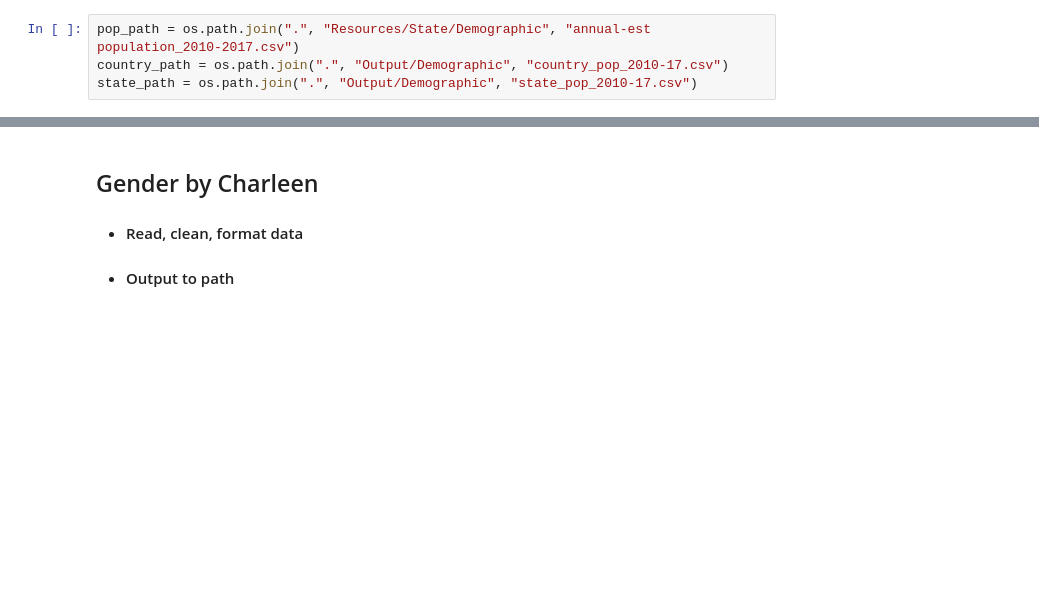
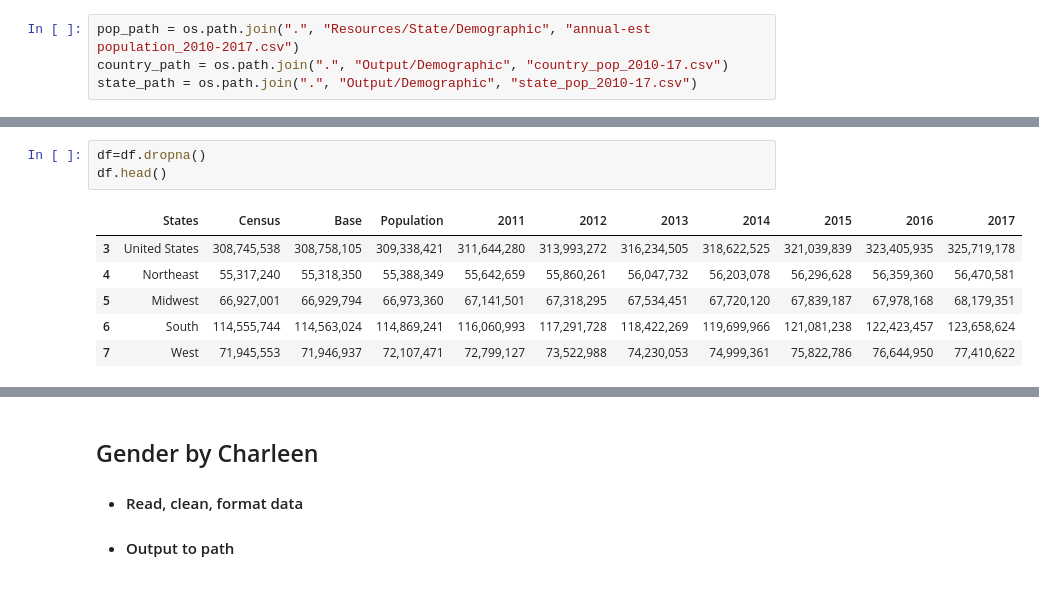
Before and after one commit to Janie228/Entrepreneur_Consultant_1, a Jupyter notebook: Team_Data_Clean.ipynb, the cells around one changed output, grey strips where cells are left out. Cells and saved outputs as stored; diff of their text form; blank space fills up the shorter version.

```diff
--- a/Team_Data_Clean.ipynb
+++ b/Team_Data_Clean.ipynb
@@ -243,0 +261,10 @@ pop_data.head()
+# %%
+df=df.dropna()
+df.head()
+# %% [output]
+|  | States | Census | Base | Population | 2011 | 2012 | 2013 | 2014 | 2015 | 2016 | 2017 |
+| 3 | United States | 308,745,538 | 308,758,105 | 309,338,421 | 311,644,280 | 313,993,272 | 316,234,505 | 318,622,525 | 321,039,839 | 323,405,935 | 325,719,178 |
+| 4 | Northeast | 55,317,240 | 55,318,350 | 55,388,349 | 55,642,659 | 55,860,261 | 56,047,732 | 56,203,078 | 56,296,628 | 56,359,360 | 56,470,581 |
+| 5 | Midwest | 66,927,001 | 66,929,794 | 66,973,360 | 67,141,501 | 67,318,295 | 67,534,451 | 67,720,120 | 67,839,187 | 67,978,168 | 68,179,351 |
+| 6 | South | 114,555,744 | 114,563,024 | 114,869,241 | 116,060,993 | 117,291,728 | 118,422,269 | 119,699,966 | 121,081,238 | 122,423,457 | 123,658,624 |
+| 7 | West | 71,945,553 | 71,946,937 | 72,107,471 | 72,799,127 | 73,522,988 | 74,230,053 | 74,999,361 | 75,822,786 | 76,644,950 | 77,410,622 |
```
Also changed, not shown: parts of 8 cells of this notebook.
